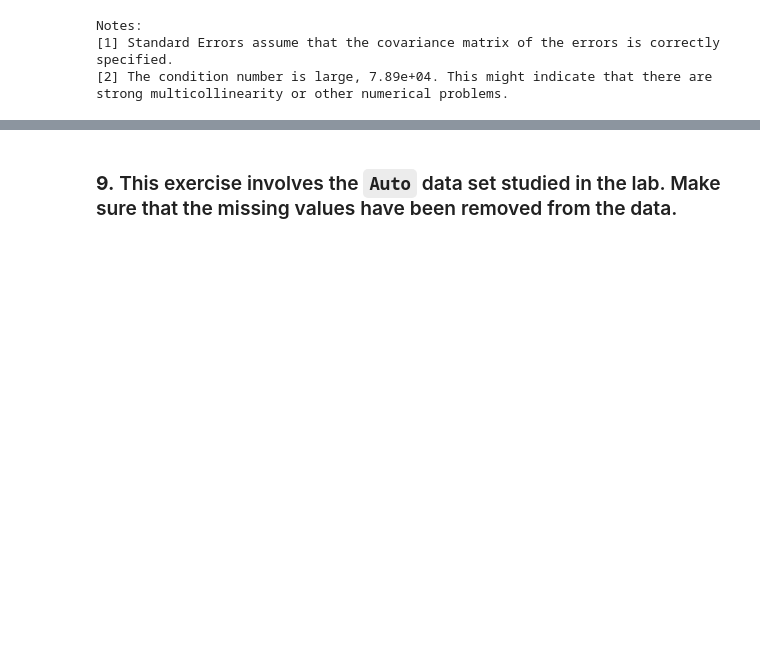
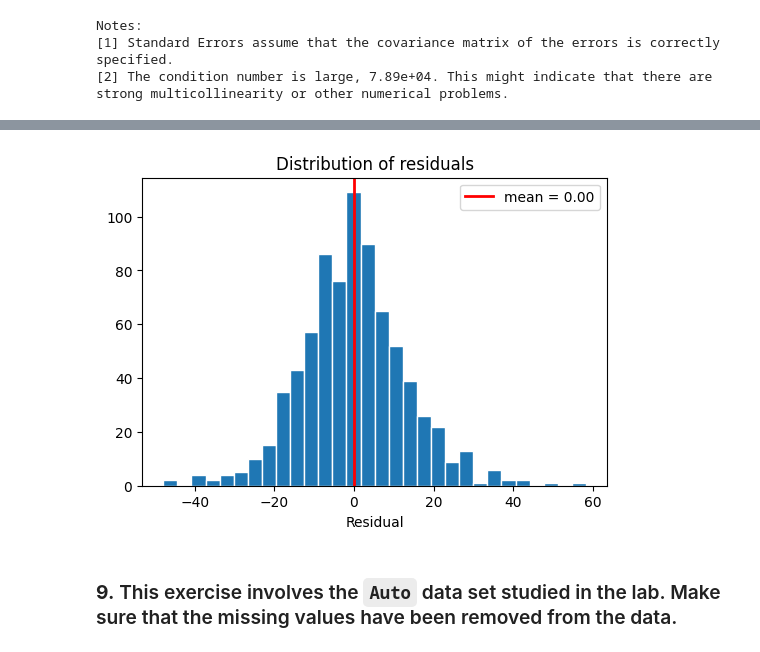
Before and after one commit to matthewmachnowski/statistical-learning, a Jupyter notebook: Ch02/Ch02-exercises.ipynb, the cells around one changed output, grey strips where cells are left out. Cells and saved outputs as stored; diff of their text form; code cells hidden in the pictures; blank space fills up the shorter version.

```diff
--- a/Ch02/Ch02-exercises.ipynb
+++ b/Ch02/Ch02-exercises.ipynb
@@ -429,3 +448,13 @@ strong multicollinearity or other numerical problems.
+# %%
+plt.figure(figsize=(6, 4))
+plt.hist(resid, bins=30, edgecolor="white")
+plt.axvline(resid.mean(), color="r", lw=2, label=f"mean = {resid.mean():.2f}")
+plt.xlabel("Residual")
+plt.legend()
+plt.title("Distribution of residuals")
+plt.show()
+# %% [output]
+[figure, added]
 # %% [markdown]
 ### **9.** This exercise involves the `Auto` data set studied in the lab. Make sure that the missing values have been removed from the data.
 # %% [markdown]
```
Also changed, not shown: parts of 46 cells of this notebook, 2 other files.
